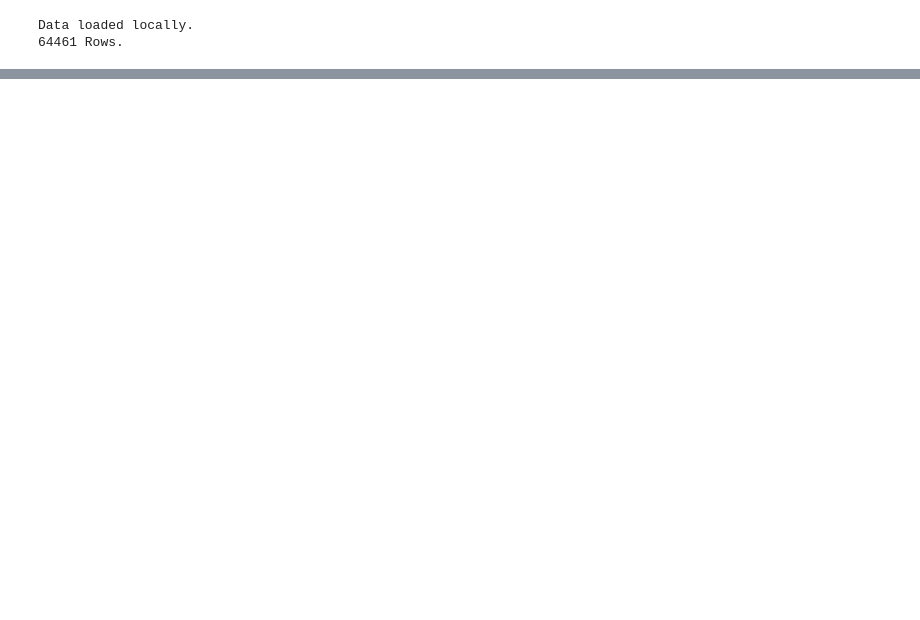
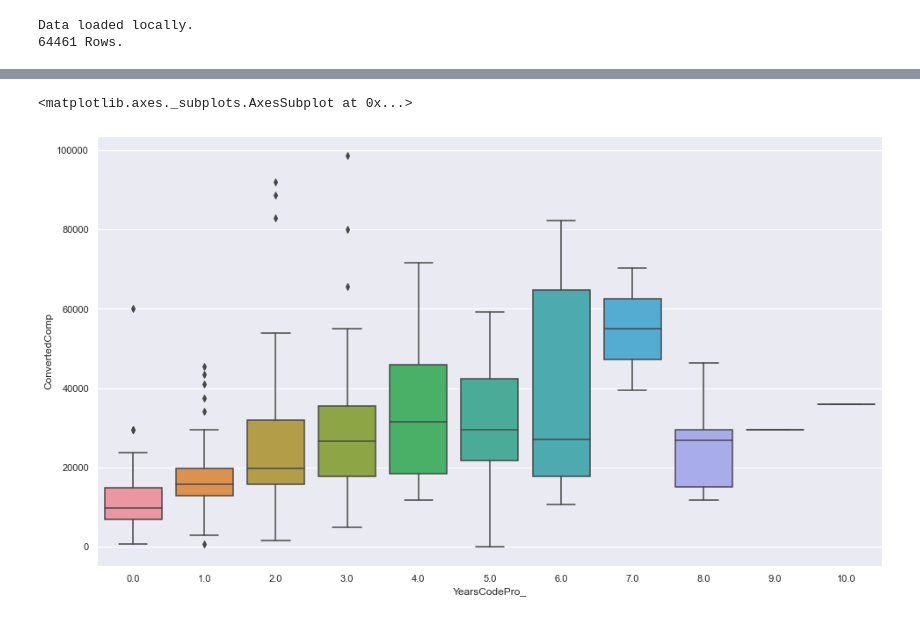
Before and after one commit to erdemsirel/ozu_data_science, a Jupyter notebook: DS 555 - Data Science & Strategy/Project/ds555_project.ipynb, the cells around one changed output, grey strips where cells are left out. Drawn from its saved outputs; the diff is of its cells as text; code cells hidden in the pictures; blank space fills up the shorter version.

```diff
--- a/DS 555 - Data Science & Strategy/Project/ds555_project.ipynb
+++ b/DS 555 - Data Science & Strategy/Project/ds555_project.ipynb
@@ -4,8 +4,8 @@ import dask.dataframe as dd
 from dask.multiprocessing import get
 
 import itertools
-pd.set_option('display.max_rows', 500)
-pd.set_option('display.max_columns', 500)
+pd.set_option('display.max_rows', 700)
+pd.set_option('display.max_columns', 600)
 
 import warnings
 warnings.filterwarnings('ignore')
@@ -21,6 +21,7 @@ from sklearn.feature_selection import RFE
 from sklearn.preprocessing import MinMaxScaler, StandardScaler
 from sklearn.ensemble import RandomForestRegressor
 import seaborn as sns
+sns.set(rc={'figure.figsize':(16,9)})
 #import swifter
 
 np.random.seed(1907)
@@ -31,6 +32,7 @@ from tqdm import tqdm
 #tqdm.pandas()
 # %%
 def initial_data_preparation():
+
     try:
         data = pd.read_csv("survey_results_public.csv")
         print("Data loaded locally.")
@@ -42,7 +44,7 @@ def initial_data_preparation():
     print(f"{len(data)} Rows.")
 
     # Numeric columns
-    data["Age1stCode"] = data["Age1stCode"].replace('Younger than 5 years', "3").replace('Older than 85', "90").astype(float)
+    data[f"Age1stCode"] = data["Age1stCode"].replace('Younger than 5 years', "3").replace('Older than 85', "90").astype(float)
     data["YearsCode"] = data["YearsCode"].replace('Less than 1 year', "0.5").replace('More than 50 years', "55").astype(float)
     data["YearsCodePro"] = data["YearsCodePro"].replace('Less than 1 year', "0.5").replace('More than 50 years', "55").astype(float)
 
@@ -94,6 +96,7 @@ def initial_data_preparation():
         print("Multi choice columns processed.")
     data = data.drop(multi_choice_columns, axis=1)
 
+
     # One hot encoding
     cat_columns = ["Country", "Gender", "JobSat", "JobSeek",
                                         "Employment",
@@ -127,12 +130,8 @@ def initial_data_preparation():
     #LABEL :"ConvertedComp"
     return data
 # %%
-try:
-    raise Exception
-    data = pd.read_csv("data_prepared.csv")
-except:
-    data = initial_data_preparation()
-    data.to_csv("data_prepared.csv",index=False)
+data = initial_data_preparation()
+data.to_csv("data_prepared.csv",index=False)
 # %% [output]
 Data loaded locally.
 64461 Rows.
@@ -138,0 +145,11 @@ Data loaded locally.
+# %%
+a = data[["ConvertedComp", "YearsCodePro", "Country_Turkey"]].sample(frac=1).reset_index(drop=True)
+a = a[a["Country_Turkey"] == 1]
+a = a[a.ConvertedComp <= 100000]
+def year_div_10(row):
+    row["YearsCodePro_"] = int(row["YearsCodePro"]/3)
+    return row
+sns.boxplot(x="YearsCodePro_", y="ConvertedComp", data=a.apply(year_div_10, axis=1))
+# %% [output]
+<matplotlib.axes._subplots.AxesSubplot at 0x...>
+[figure, added]
```
Also changed, not shown: parts of 14 cells of this notebook, 3 other files.
